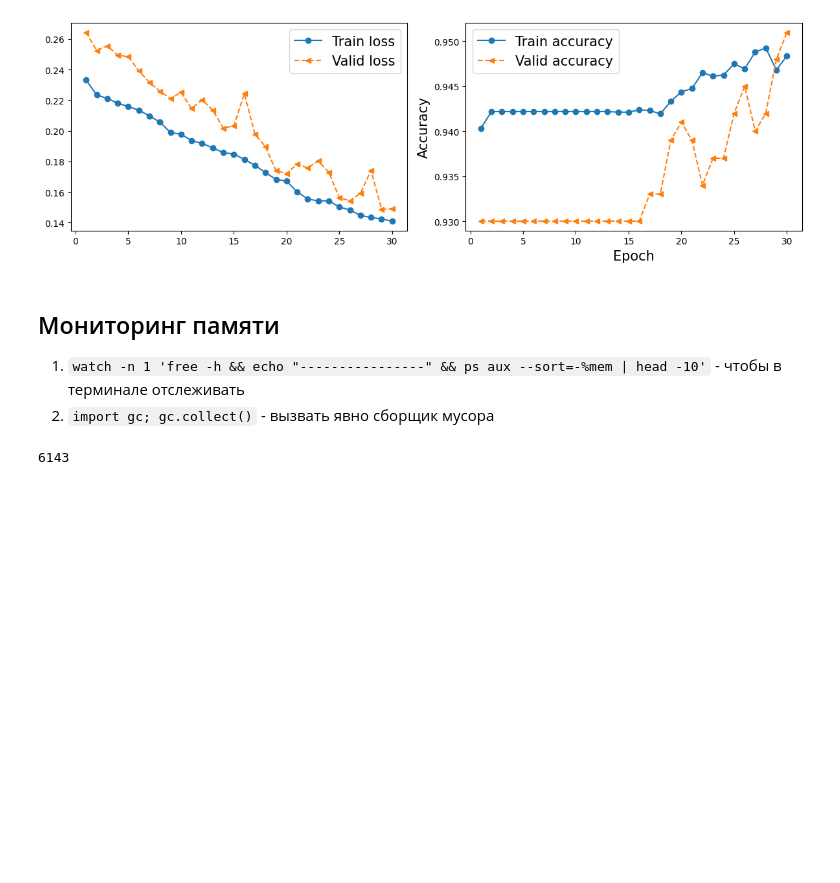
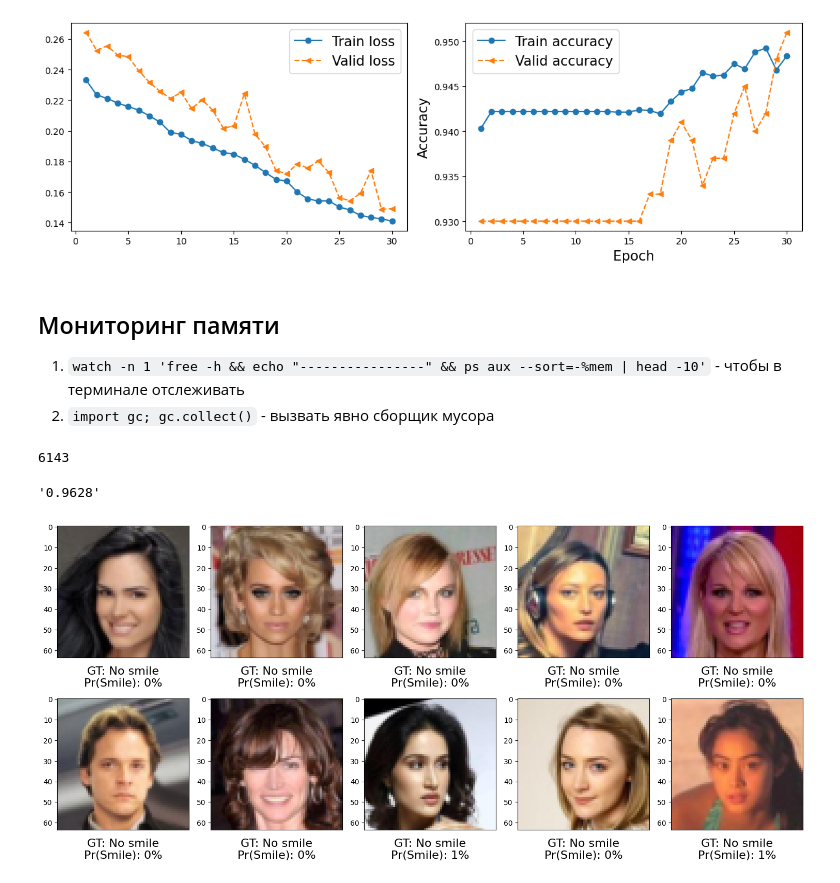
Before and after one commit to Swanger-Iz/ML_pytorch_lessons, a Jupyter notebook: book_rashka/NNs/cnn/conv_nns.ipynb, the cells around one changed output. Saved outputs shown, nothing was run; the diff lists cells and outputs as text; code cells hidden in the pictures; blank space fills up the shorter version.

```diff
--- a/book_rashka/NNs/cnn/conv_nns.ipynb
+++ b/book_rashka/NNs/cnn/conv_nns.ipynb
@@ -798,3 +798,41 @@ import gc
 gc.collect()
 # %% [output]
 6143
+# %%
+test_labels = np.array([a[1][30] for a in test_files]).astype(np.float32)
+test_ds = Myceleba_ds(test_files, test_labels, valid_trasform)
+test_dl = DataLoader(test_ds, batch_size, shuffle=True)
+# %%
+accuracy_test = 0
+model.eval()
+with torch.no_grad():
+    for x_batch, y_batch in test_dl:
+
+        x_batch = x_batch.to(device)
+        y_batch = y_batch.to(device)
+
+        pred = model(x_batch)[:, 0]
+        is_correct = ((pred >= .5).float() == y_batch).float()
+        accuracy_test += is_correct.sum()
+accuracy_test /= len(test_dl.dataset)
+# %%
+f'{accuracy_test:.4f}'
+# %% [output]
+'0.9628'
+# %%
+pred = model(x_batch)[:, 0] * 100
+fig = plt.figure(figsize=[15, 7])
+
+for j in range(10, 20):
+    ax = fig.add_subplot(2, 5, j-10+1)
+    ax.set_xticks([]); ax.set_xticks([])
+    ax.imshow(x_batch[j].cpu().permute(1, 2, 0))
+
+    if y_batch[j] == 1: label = 'Smile'
+    else: label = "No smile"
+
+    ax.text(.5, -.15, f'GT: {label:s}\nPr(Smile): {pred_cpu[j]:.0f}%', size=16, horizontalalignment='center', verticalalignment='center', transform=ax.transAxes)
+plt.tight_layout()
+plt.show()
+# %% [output]
+[figure, added]
```
